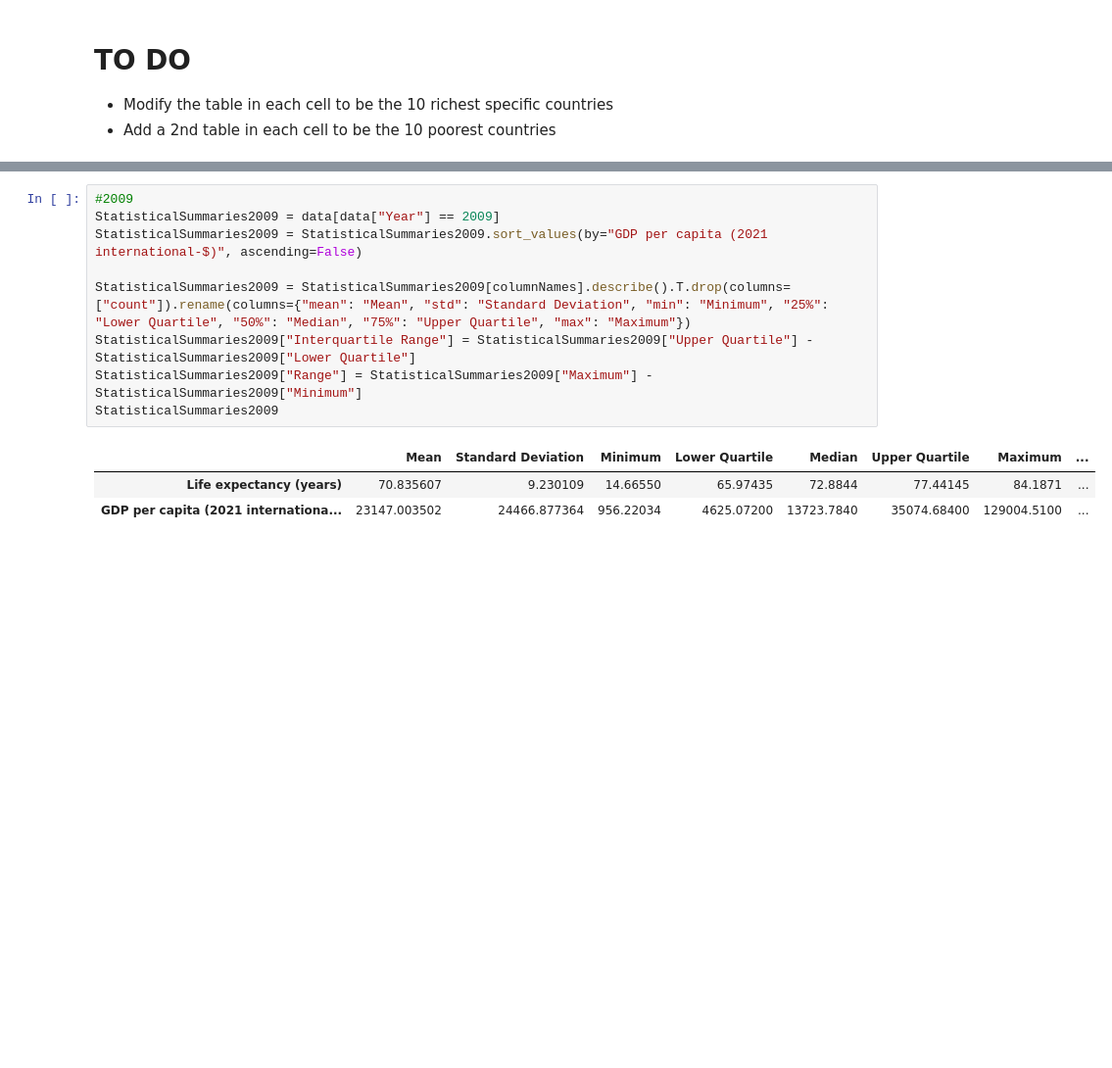
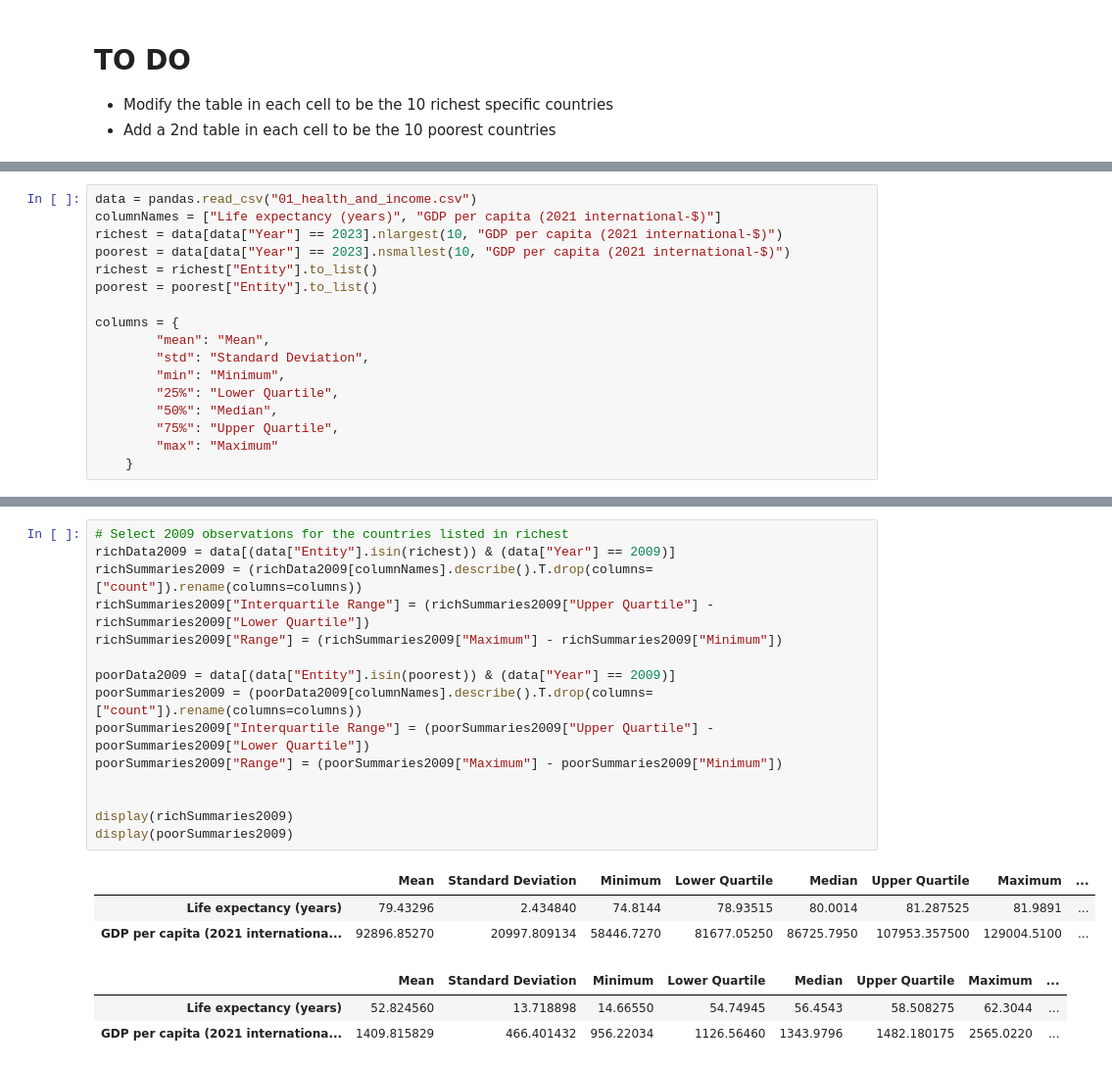
Before and after one commit to KabirS123/MGP, a Jupyter notebook: dataAnalysis.ipynb, the cells around one changed output, grey strips where cells are left out. Shown at 98% size. Saved outputs shown, nothing was run; the diff lists cells and outputs as text; blank space fills up the shorter version.

```diff
--- a/dataAnalysis.ipynb
+++ b/dataAnalysis.ipynb
@@ -11 +12,18 @@ import plotly.express as px
+# %%
+data = pandas.read_csv("01_health_and_income.csv")
+columnNames = ["Life expectancy (years)", "GDP per capita (2021 international-$)"]
+richest = data[data["Year"] == 2023].nlargest(10, "GDP per capita (2021 international-$)")
+poorest = data[data["Year"] == 2023].nsmallest(10, "GDP per capita (2021 international-$)")
+richest = richest["Entity"].to_list()
+poorest = poorest["Entity"].to_list()
+
+columns = {
+        "mean": "Mean",
+        "std": "Standard Deviation",
+        "min": "Minimum",
+        "25%": "Lower Quartile",
+        "50%": "Median",
+        "75%": "Upper Quartile",
+        "max": "Maximum"
+    }
 # %%
@@ -38,14 +64,23 @@ StatisticalSummaries2008
 # %%
-#2009
-StatisticalSummaries2009 = data[data["Year"] == 2009]
-StatisticalSummaries2009 = StatisticalSummaries2009.sort_values(by="GDP per capita (2021 international-$)", ascending=False)
+# Select 2009 observations for the countries listed in richest
+richData2009 = data[(data["Entity"].isin(richest)) & (data["Year"] == 2009)]
+richSummaries2009 = (richData2009[columnNames].describe().T.drop(columns=["count"]).rename(columns=columns))
+richSummaries2009["Interquartile Range"] = (richSummaries2009["Upper Quartile"] - richSummaries2009["Lower Quartile"])
+richSummaries2009["Range"] = (richSummaries2009["Maximum"] - richSummaries2009["Minimum"])
 
-StatisticalSummaries2009 = StatisticalSummaries2009[columnNames].describe().T.drop(columns=["count"]).rename(columns={"mean": "Mean", "std": "Standard Deviation", "min": "Minimum", "25%": "Lower Quartile", "50%": "Median", "75%": "Upper Quartile", "max": "Maximum"})
-StatisticalSummaries2009["Interquartile Range"] = StatisticalSummaries2009["Upper Quartile"] - StatisticalSummaries2009["Lower Quartile"]
-StatisticalSummaries2009["Range"] = StatisticalSummaries2009["Maximum"] - StatisticalSummaries2009["Minimum"]
-StatisticalSummaries2009
+poorData2009 = data[(data["Entity"].isin(poorest)) & (data["Year"] == 2009)]
+poorSummaries2009 = (poorData2009[columnNames].describe().T.drop(columns=["count"]).rename(columns=columns))
+poorSummaries2009["Interquartile Range"] = (poorSummaries2009["Upper Quartile"] - poorSummaries2009["Lower Quartile"])
+poorSummaries2009["Range"] = (poorSummaries2009["Maximum"] - poorSummaries2009["Minimum"])
+
+
+display(richSummaries2009)
+display(poorSummaries2009)
 # %% [output]
 |  | Mean | Standard Deviation | Minimum | Lower Quartile | Median | Upper Quartile | Maximum | ... |
-| Life expectancy (years) | 70.835607 | 9.230109 | 14.66550 | 65.97435 | 72.8844 | 77.44145 | 84.1871 | ... |
-| GDP per capita (2021 internationa... | 23147.003502 | 24466.877364 | 956.22034 | 4625.07200 | 13723.7840 | 35074.68400 | 129004.5100 | ... |
+| Life expectancy (years) | 79.43296 | 2.434840 | 74.8144 | 78.93515 | 80.0014 | 81.287525 | 81.9891 | ... |
+| GDP per capita (2021 internationa... | 92896.85270 | 20997.809134 | 58446.7270 | 81677.05250 | 86725.7950 | 107953.357500 | 129004.5100 | ... |
+|  | Mean | Standard Deviation | Minimum | Lower Quartile | Median | Upper Quartile | Maximum | ... |
+| Life expectancy (years) | 52.824560 | 13.718898 | 14.66550 | 54.74945 | 56.4543 | 58.508275 | 62.3044 | ... |
+| GDP per capita (2021 internationa... | 1409.815829 | 466.401432 | 956.22034 | 1126.56460 | 1343.9796 | 1482.180175 | 2565.0220 | ... |
 # %%
```
Also changed, not shown: parts of 17 cells of this notebook.
